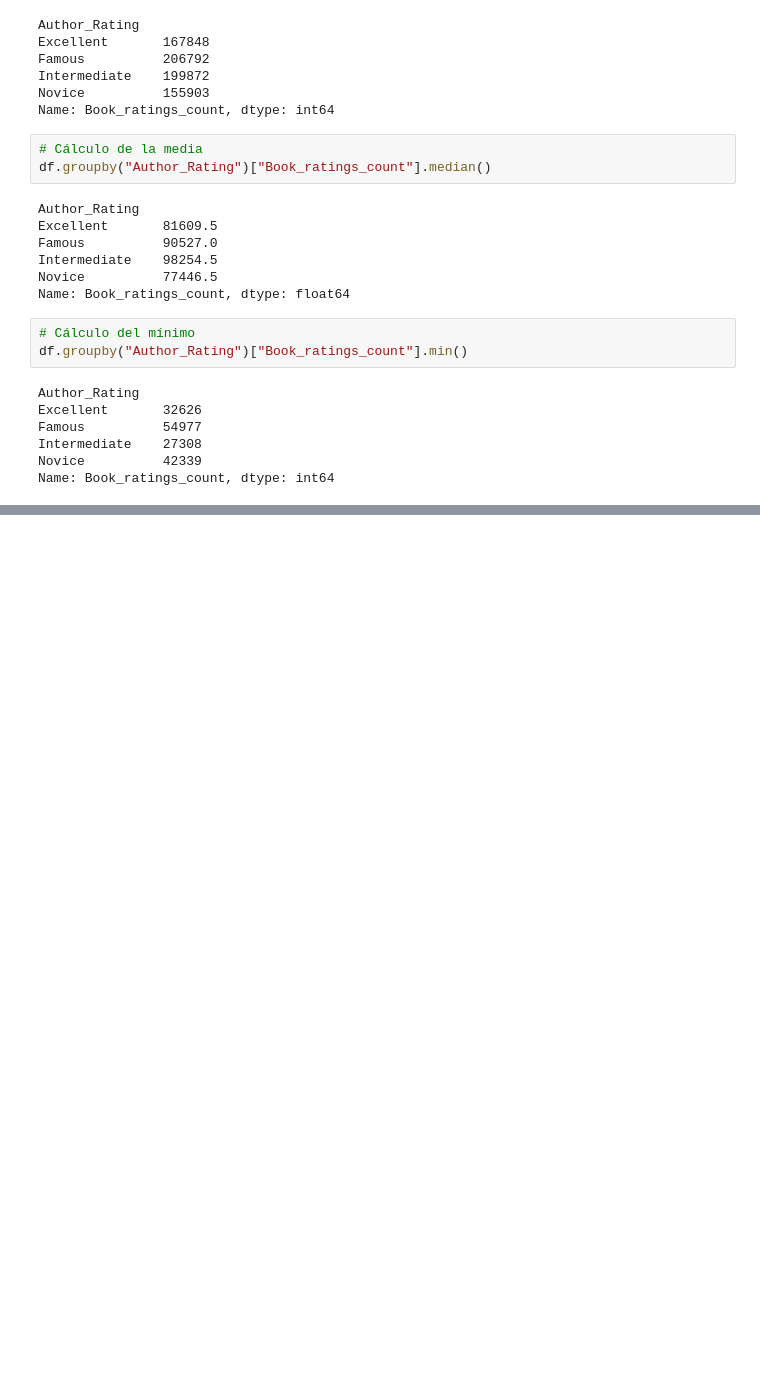
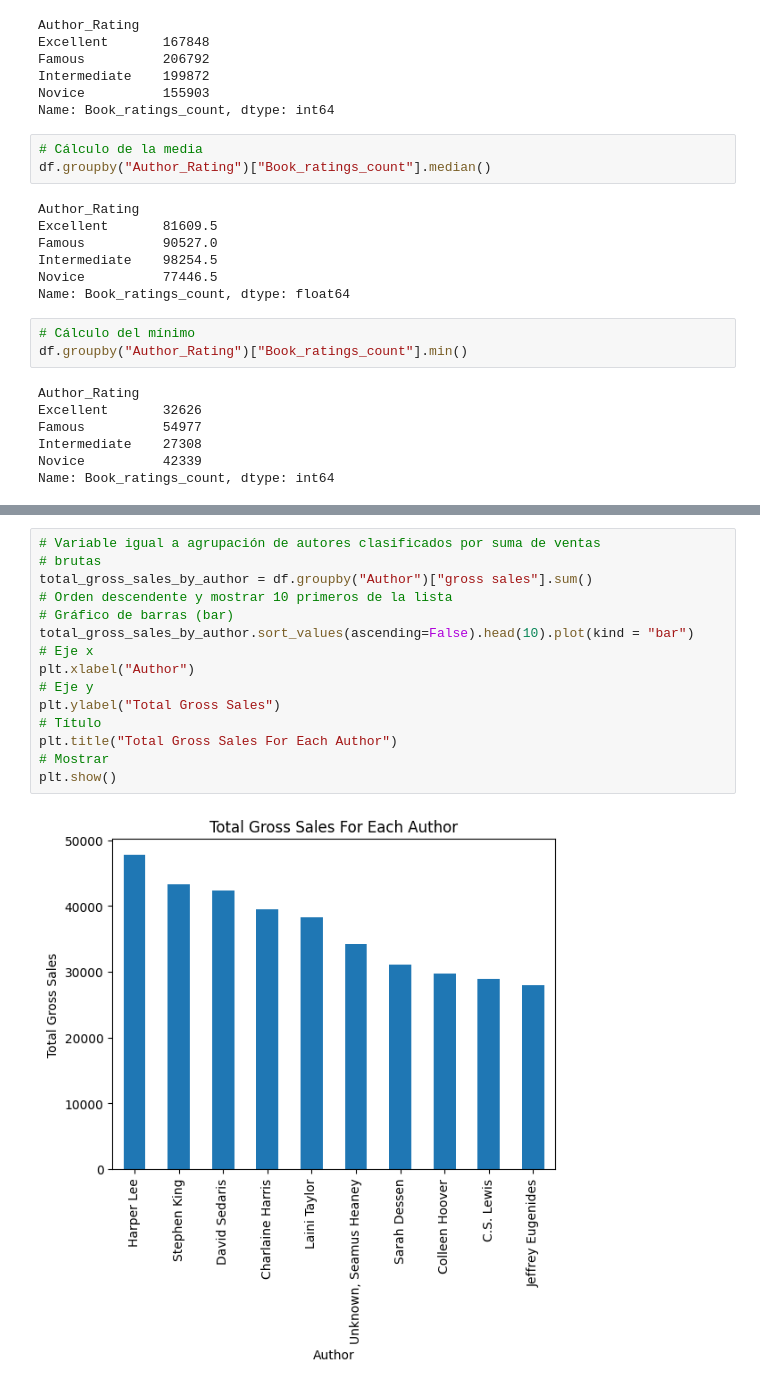
Before and after one commit to 98jperea/python-data-analysis, a Jupyter notebook: notebook.ipynb, the cells around one changed output, grey strips where cells are left out. Drawn from its saved outputs; the diff is of its cells as text; blank space fills up the shorter version.

```diff
--- a/notebook.ipynb
+++ b/notebook.ipynb
@@ -253,0 +280,17 @@ Name: Book_ratings_count, dtype: float64
+# %%
+# Variable igual a agrupación de autores clasificados por suma de ventas
+# brutas
+total_gross_sales_by_author = df.groupby("Author")["gross sales"].sum()
+# Orden descendente y mostrar 10 primeros de la lista
+# Gráfico de barras (bar)
+total_gross_sales_by_author.sort_values(ascending=False).head(10).plot(kind = "bar")
+# Eje x
+plt.xlabel("Author")
+# Eje y
+plt.ylabel("Total Gross Sales")
+# Título
+plt.title("Total Gross Sales For Each Author")
+# Mostrar
+plt.show()
+# %% [output]
+[figure, added]
```
Also changed, not shown: parts of 9 cells of this notebook.
